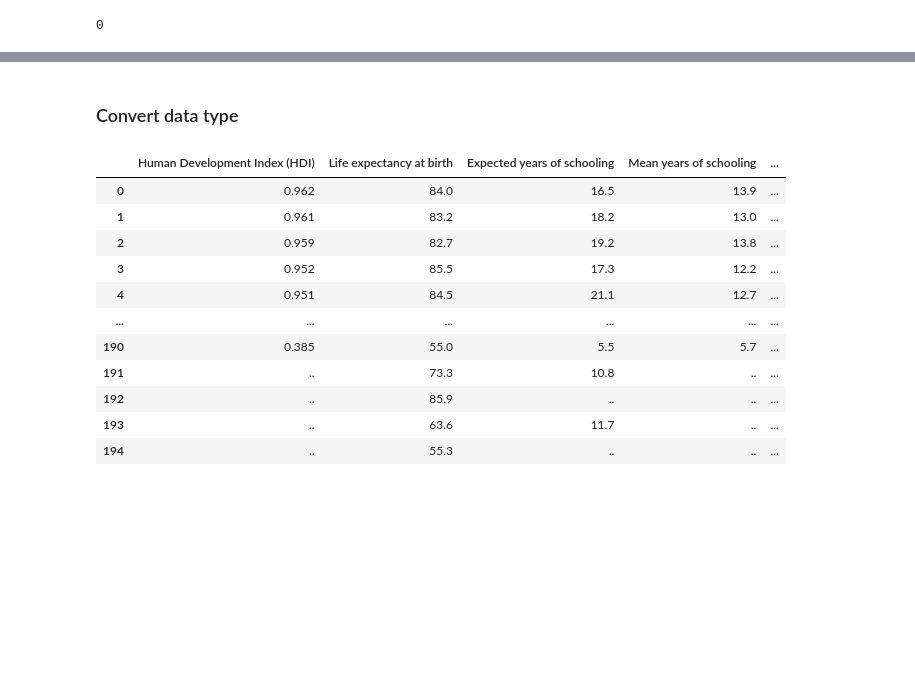
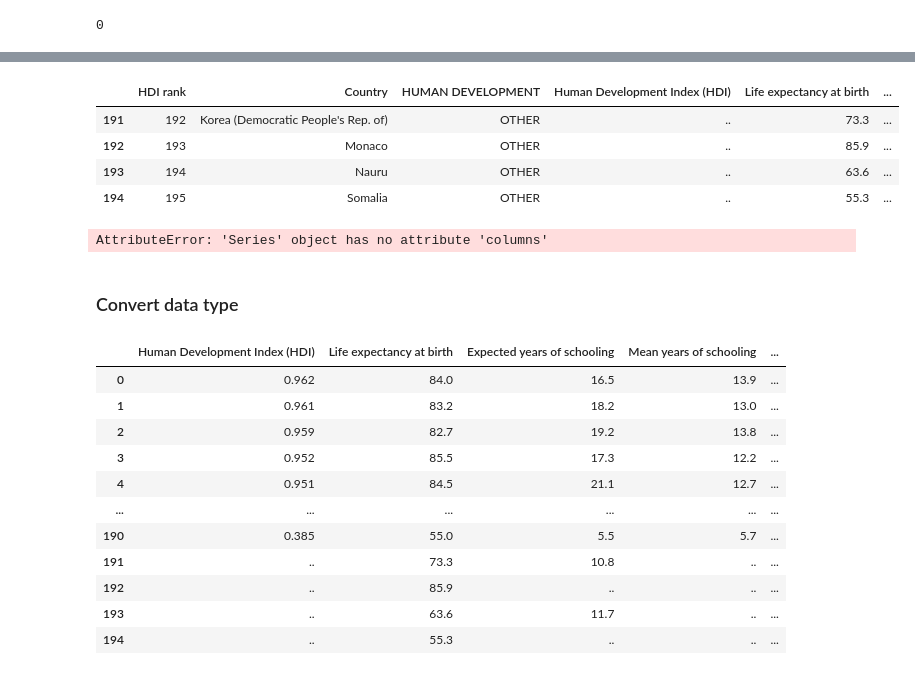
Before and after one commit to latifkara/dataScienceProjects, a Jupyter notebook: Human-Development-Index/HumanIndex.ipynb, the cells around one changed output, grey strips where cells are left out. Drawn from its saved outputs; the diff is of its cells as text; code cells hidden in the pictures; blank space fills up the shorter version.

```diff
--- a/Human-Development-Index/HumanIndex.ipynb
+++ b/Human-Development-Index/HumanIndex.ipynb
@@ -90,3 +114,17 @@ data.duplicated(keep='first').sum()
+# %%
+data.loc[data['Mean years of schooling'] == ".."]
+# %% [output]
+|  | HDI rank | Country | HUMAN DEVELOPMENT | Human Development Index (HDI) | Life expectancy at birth | ... |
+| 191 | 192 | Korea (Democratic People's Rep. of) | OTHER | .. | 73.3 | ... |
+| 192 | 193 | Monaco | OTHER | .. | 85.9 | ... |
+| 193 | 194 | Nauru | OTHER | .. | 63.6 | ... |
+| 194 | 195 | Somalia | OTHER | .. | 55.3 | ... |
+# %%
+for col in data:
+    if any(data[col] == ".."):
+        print(data[col].name)
+# %% [output]
+AttributeError: 'Series' object has no attribute 'columns'
 # %% [markdown]
 ### Convert data type
 # %%
```
Also changed, not shown: parts of 5 cells of this notebook.
